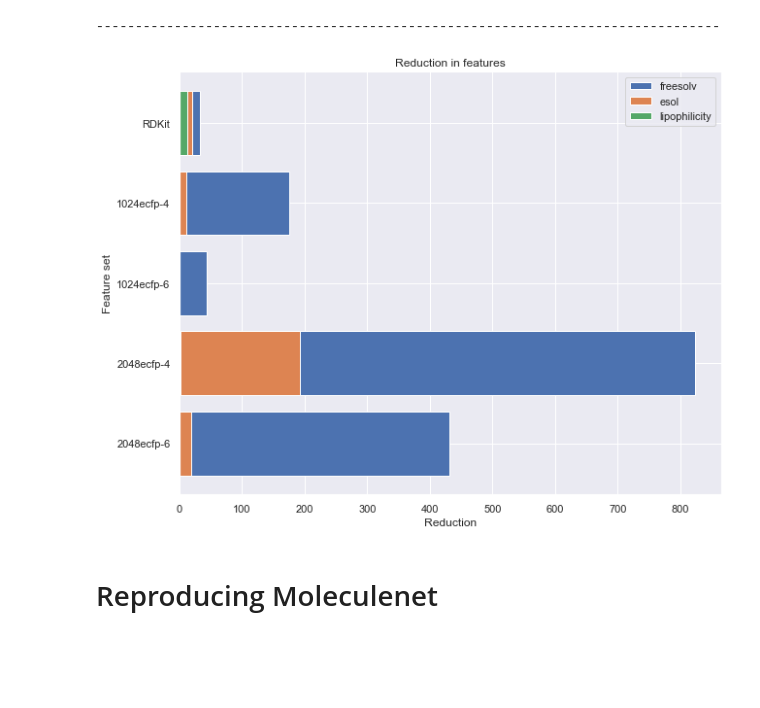
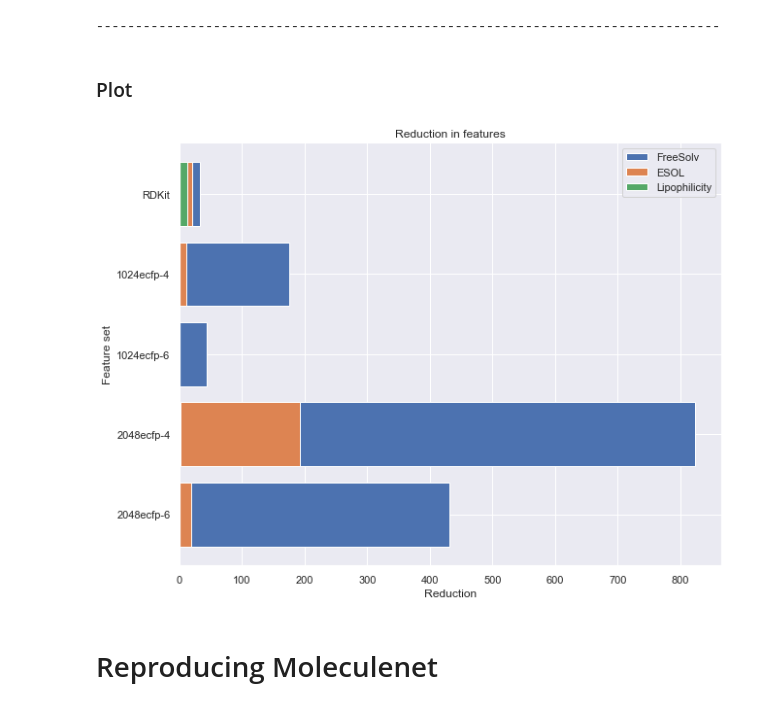
Before and after one commit to GeorgeBatch/moleculenet, a Jupyter notebook: notebooks/all_plots.ipynb, the cells around one changed output. Drawn from its saved outputs; the diff is of its cells as text; code cells hidden in the pictures; blank space fills up the shorter version.

```diff
--- a/notebooks/all_plots.ipynb
+++ b/notebooks/all_plots.ipynb
@@ -62,31 +82,33 @@ lipophilicity
 | 2048ecfp-4 | 2048 | 2047 | 1 |
 | 2048ecfp-6 | 2048 | 2048 | 0 |
 --------------------------------------------------------------------------------
+# %% [markdown]
+### Plot
 # %%
 feature_sets_keys = ['RDKit', '1024ecfp-4', '1024ecfp-6', '2048ecfp-4', '2048ecfp-6'][::-1]
 positions = range(len(feature_sets_keys))
 
 plt.figure(figsize=(10, 8))
 plt.tight_layout()
 
 width = 0.8 # the width of the bars
 
 f = plt.barh(positions, freesolv_reductions['Reduction'][::-1], width)
 e = plt.barh(positions, esol_reductions['Reduction'][::-1], width)
 l = plt.barh(positions, lipophilicity_reductions['Reduction'][::-1], width)
 
 plt.yticks(positions, feature_sets_keys)
 plt.ylabel('Feature set')
 plt.xlabel('Reduction')
 plt.title('Reduction in features')
 
-plt.legend((f[0], e[0], l[0]), ('freesolv', 'esol', 'lipophilicity'))
+plt.legend((f[0], e[0], l[0]), ('FreeSolv', 'ESOL', 'Lipophilicity'))
 
 # TODO: fix y-labels to fit the saved image
 plt.savefig('../figures/comparison_of_zero_var_feature_reduction_for_all_datasets.png')
 plt.show()
 # %% [output]
-[figure, old version]
+[figure, new version]
 # %% [markdown]
 # Reproducing Moleculenet
 # %% [markdown]
```
Also changed, not shown: parts of 12 cells of this notebook.
